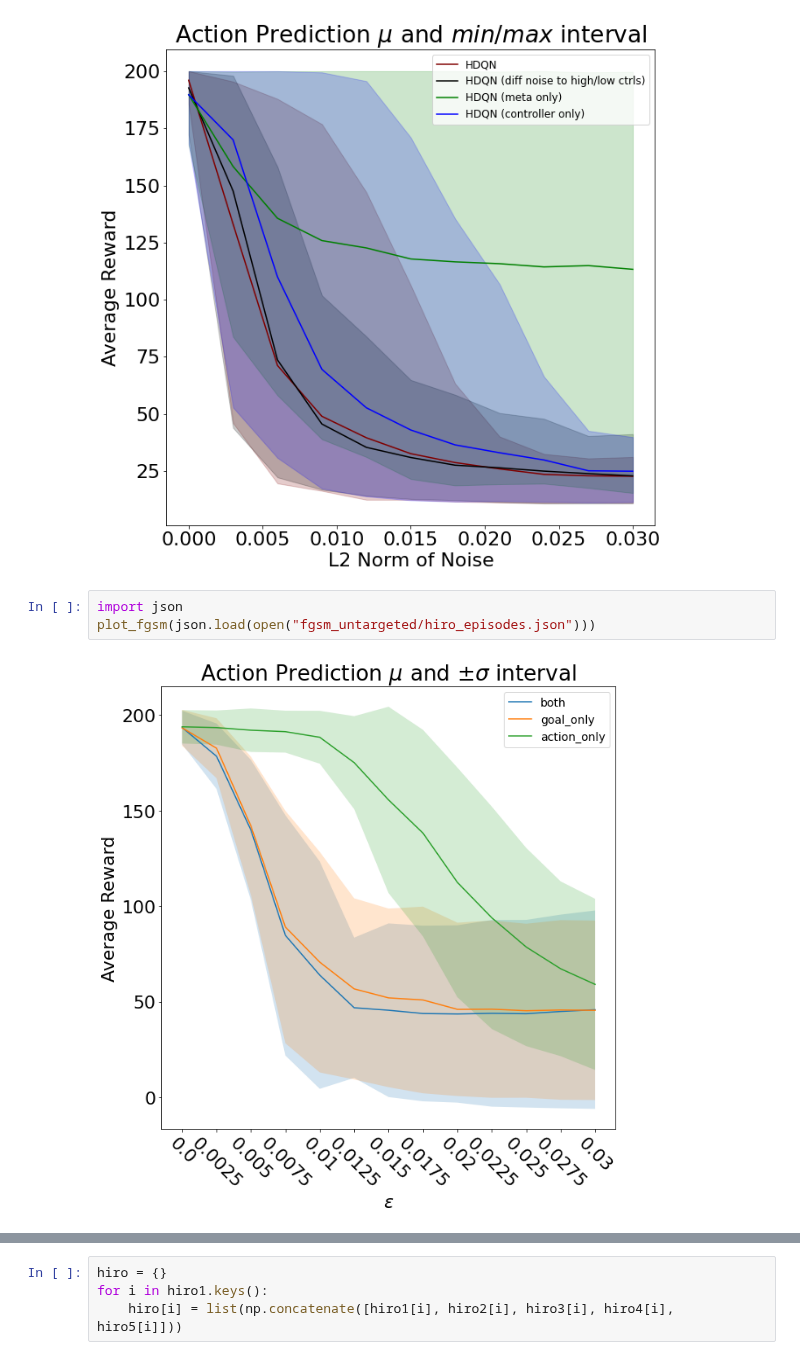
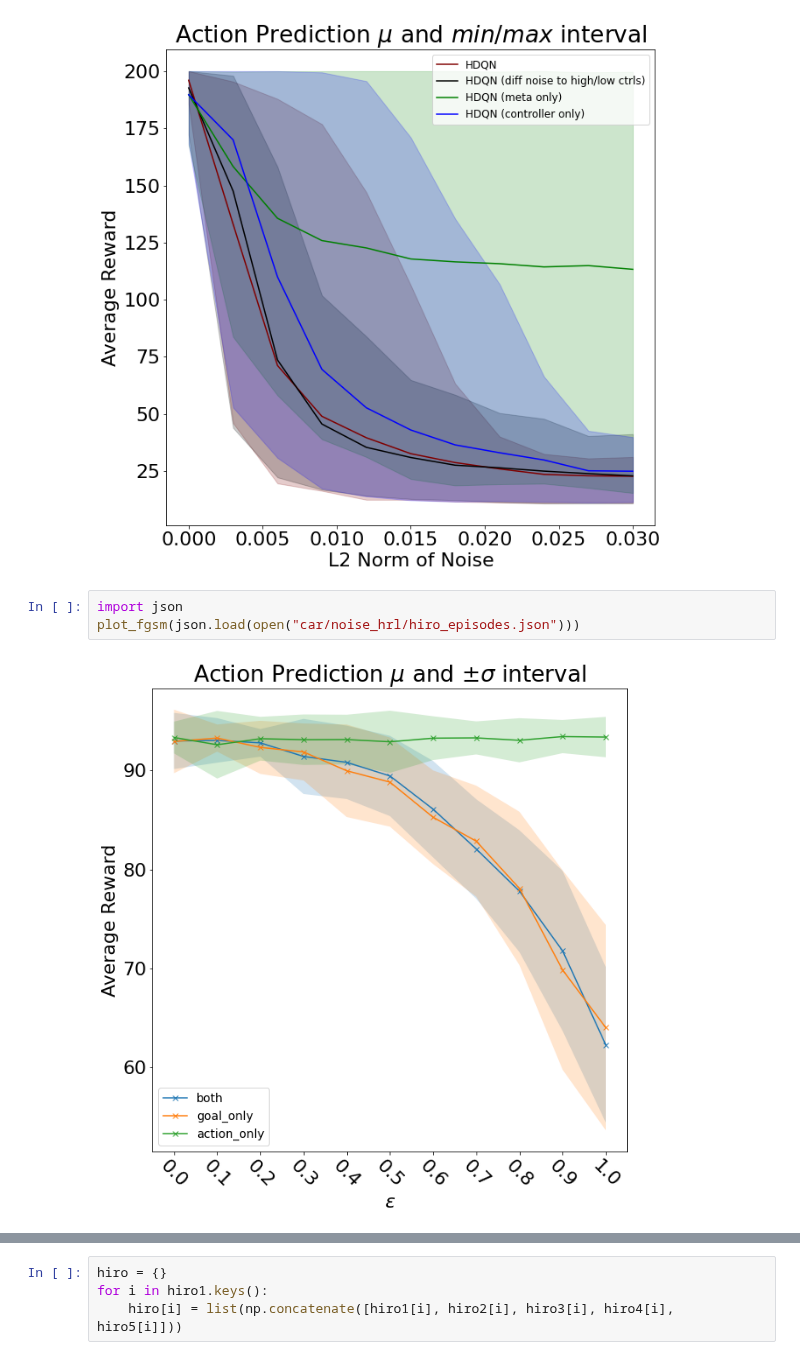
Before and after one commit to Davidobot/adversarial_hrl, a Jupyter notebook: plotting/plotting.ipynb, the cells around one changed output, grey strips where cells are left out. Drawn from its saved outputs; the diff is of its cells as text.

Commit message:
Redo cartpole DQN; add noise for car HIRO; add FGSM for cartpole TD3/DQN

```diff
--- a/plotting/plotting.ipynb
+++ b/plotting/plotting.ipynb
@@ -174,6 +174,6 @@ plot_norms_minmax([\
 [figure]
 # %%
 import json
-plot_fgsm(json.load(open("fgsm_untargeted/hiro_episodes.json")))
+plot_fgsm(json.load(open("car/noise_hrl/hiro_episodes.json")))
 # %% [output]
-[figure, old version]
+[figure, new version]
```
Also changed, not shown: parts of 11 cells of this notebook, 8 other files.
